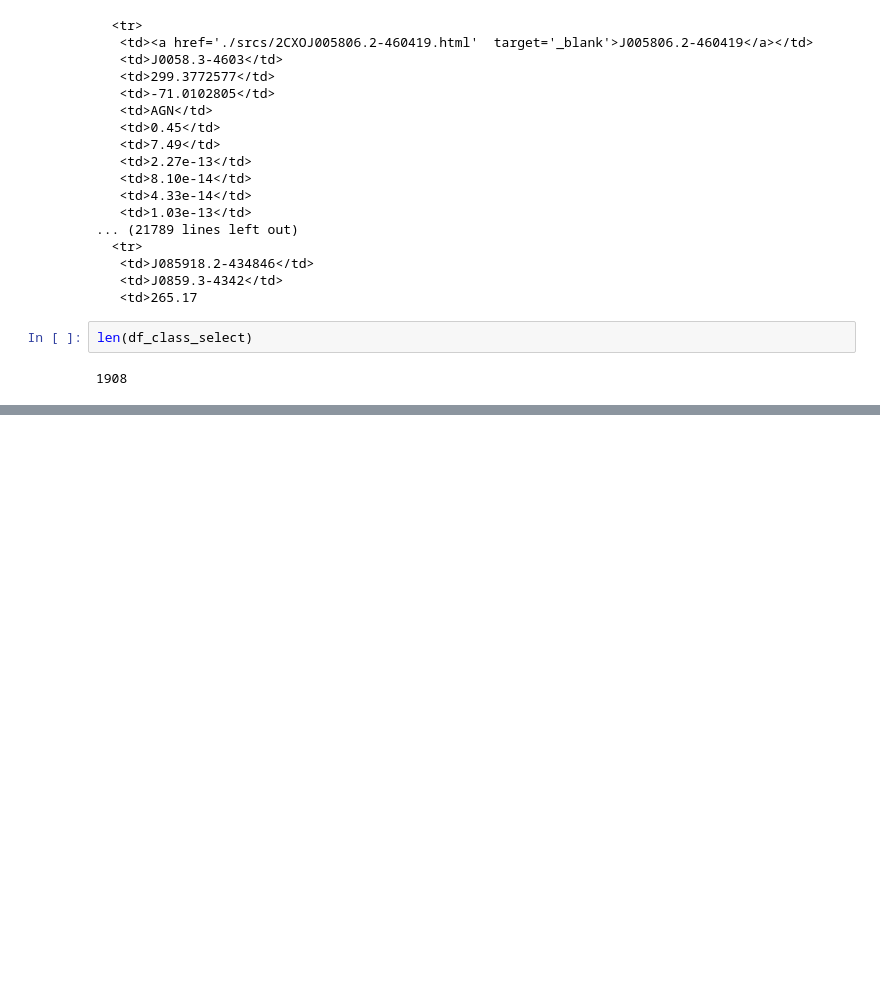
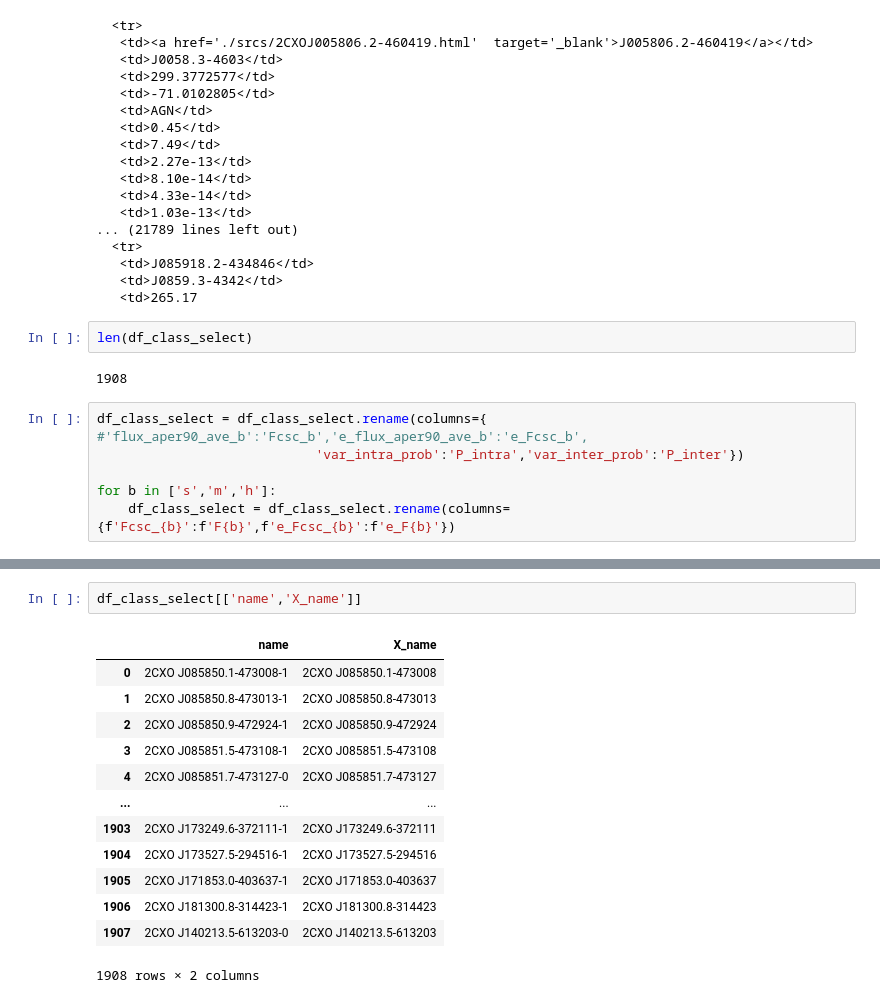
Before and after one commit to MUWCLASS/MUWCLASS_4FGL-DR4, a Jupyter notebook: create_table.ipynb, the cells around one changed output, grey strips where cells are left out. Saved outputs shown, nothing was run; the diff lists cells and outputs as text; blank space fills up the shorter version.

```diff
--- a/create_table.ipynb
+++ b/create_table.ipynb
@@ -310,3 +310,9 @@ for index, df_src in df_class_select.iterrows():# ['name_nospace'].values:
 len(df_class_select)
 # %% [output]
 1908
+# %%
+df_class_select = df_class_select.rename(columns={ #'flux_aper90_ave_b':'Fcsc_b','e_flux_aper90_ave_b':'e_Fcsc_b',
+                            'var_intra_prob':'P_intra','var_inter_prob':'P_inter'})
+
+for b in ['s','m','h']:
+    df_class_select = df_class_select.rename(columns={f'Fcsc_{b}':f'F{b}',f'e_Fcsc_{b}':f'e_F{b}'})
@@ -312,0 +347,16 @@ len(df_class_select)
+# %%
+df_class_select[['name','X_name']]
+# %% [output]
+|  | name | X_name |
+| 0 | 2CXO J085850.1-473008-1 | 2CXO J085850.1-473008 |
+| 1 | 2CXO J085850.8-473013-1 | 2CXO J085850.8-473013 |
+| 2 | 2CXO J085850.9-472924-1 | 2CXO J085850.9-472924 |
+| 3 | 2CXO J085851.5-473108-1 | 2CXO J085851.5-473108 |
+| 4 | 2CXO J085851.7-473127-0 | 2CXO J085851.7-473127 |
+| ... | ... | ... |
+| 1903 | 2CXO J173249.6-372111-1 | 2CXO J173249.6-372111 |
+| 1904 | 2CXO J173527.5-294516-1 | 2CXO J173527.5-294516 |
+| 1905 | 2CXO J171853.0-403637-1 | 2CXO J171853.0-403637 |
+| 1906 | 2CXO J181300.8-314423-1 | 2CXO J181300.8-314423 |
+| 1907 | 2CXO J140213.5-613203-0 | 2CXO J140213.5-613203 |
+1908 rows × 2 columns
```
Also changed, not shown: parts of 2 cells of this notebook, 2 other files.
